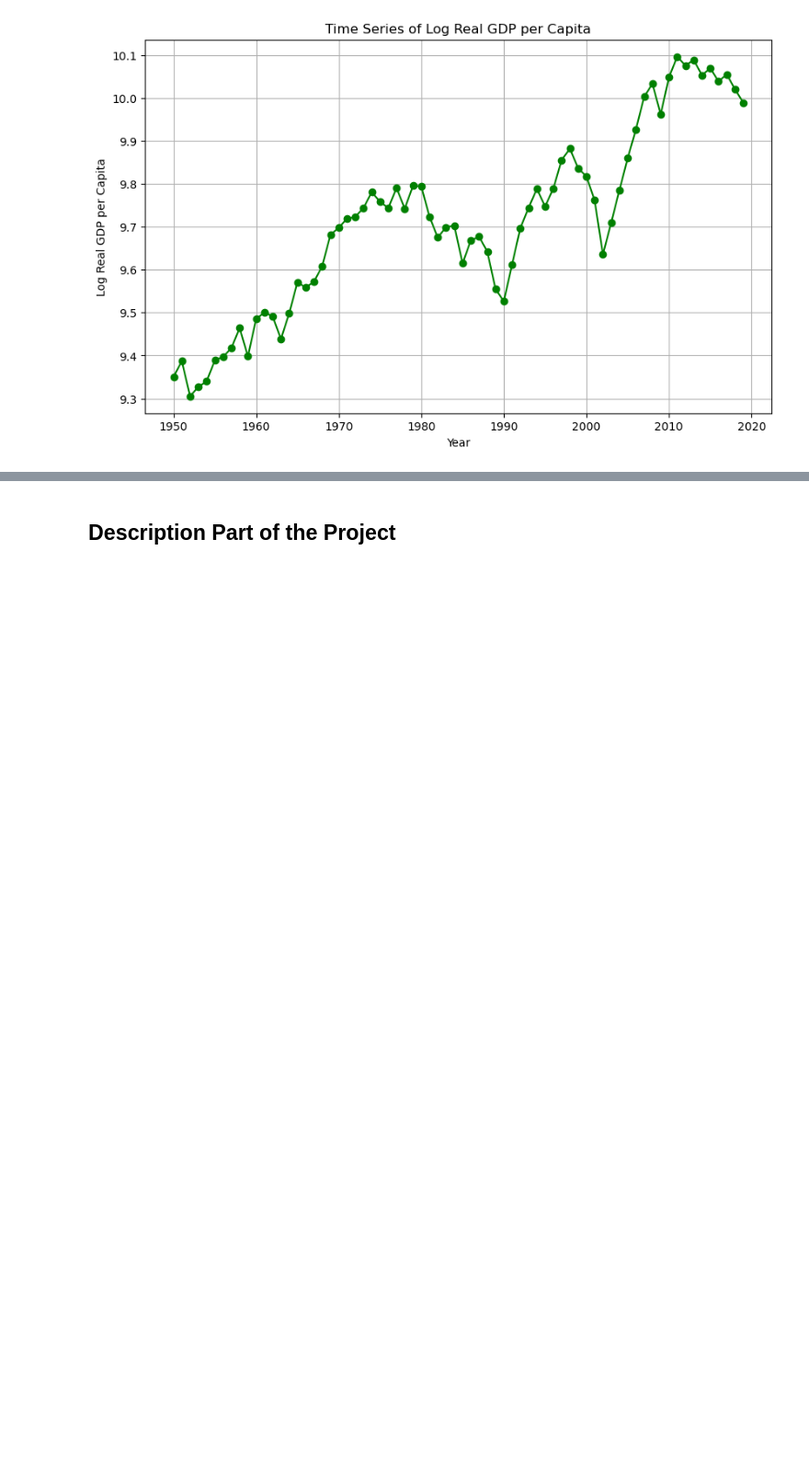
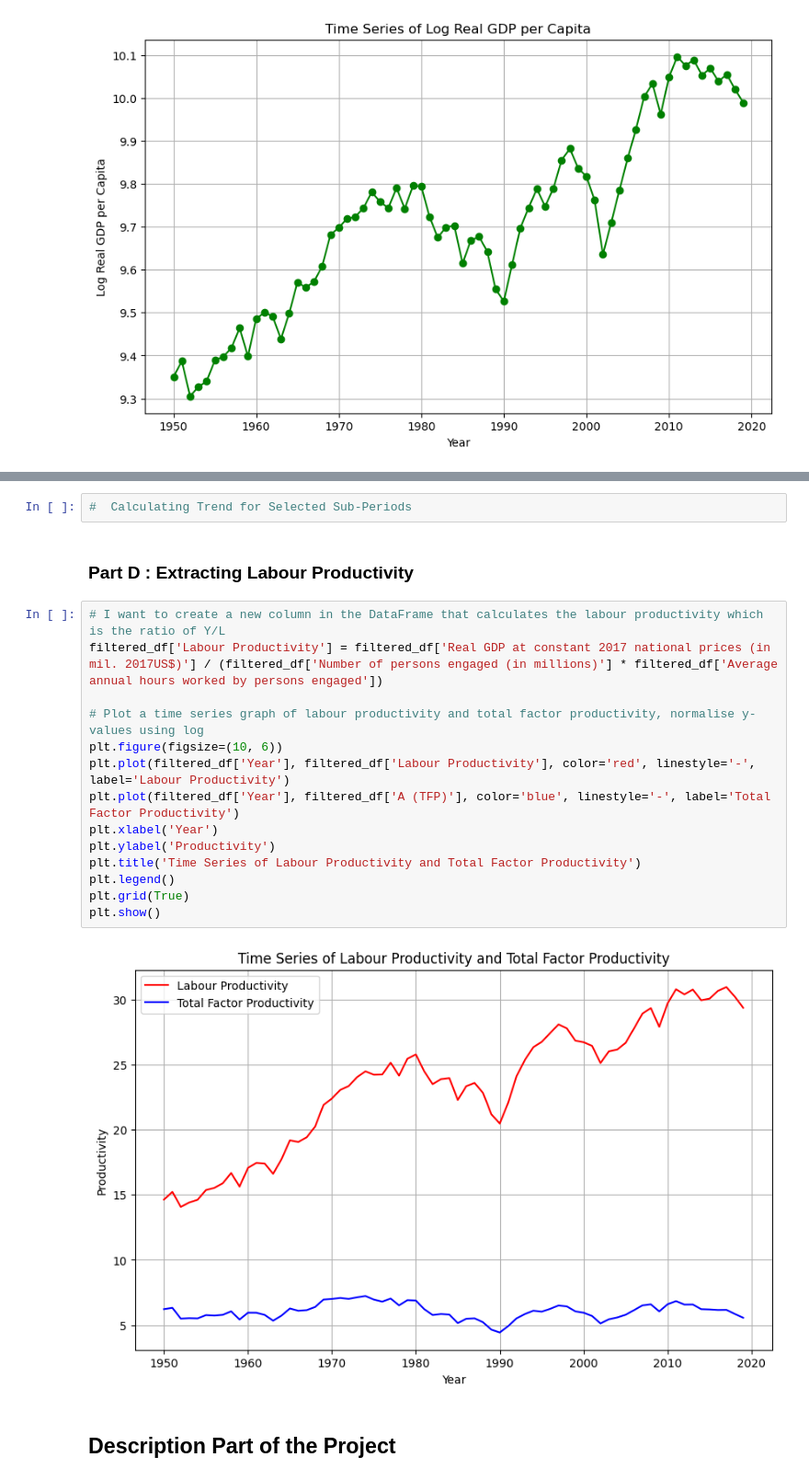
Before and after one commit to andreheeshaojun/EC2B1-Coursework, a Jupyter notebook: Section A/Section-A-Code.ipynb, the cells around one changed output, grey strips where cells are left out. Shown at 92% size. Cells and saved outputs as stored; diff of their text form; blank space fills up the shorter version.

```diff
--- a/Section A/Section-A-Code.ipynb
+++ b/Section A/Section-A-Code.ipynb
@@ -335,3 +491,23 @@ plt.show()
+# %%
+#  Calculating Trend for Selected Sub-Periods
+# %% [markdown]
+### Part D : Extracting Labour Productivity
+# %%
+# I want to create a new column in the DataFrame that calculates the labour productivity which is the ratio of Y/L
+filtered_df['Labour Productivity'] = filtered_df['Real GDP at constant 2017 national prices (in mil. 2017US$)'] / (filtered_df['Number of persons engaged (in millions)'] * filtered_df['Average annual hours worked by persons engaged'])
+
+# Plot a time series graph of labour productivity and total factor productivity, normalise y-values using log
+plt.figure(figsize=(10, 6))
+plt.plot(filtered_df['Year'], filtered_df['Labour Productivity'], color='red', linestyle='-', label='Labour Productivity')
+plt.plot(filtered_df['Year'], filtered_df['A (TFP)'], color='blue', linestyle='-', label='Total Factor Productivity')
+plt.xlabel('Year')
+plt.ylabel('Productivity')
+plt.title('Time Series of Labour Productivity and Total Factor Productivity')
+plt.legend()
+plt.grid(True)
+plt.show()
+# %% [output]
+[figure, added]
 # %% [markdown]
 ## Description Part of the Project
 # %% [markdown]
```
Also changed, not shown: parts of 14 cells of this notebook.
